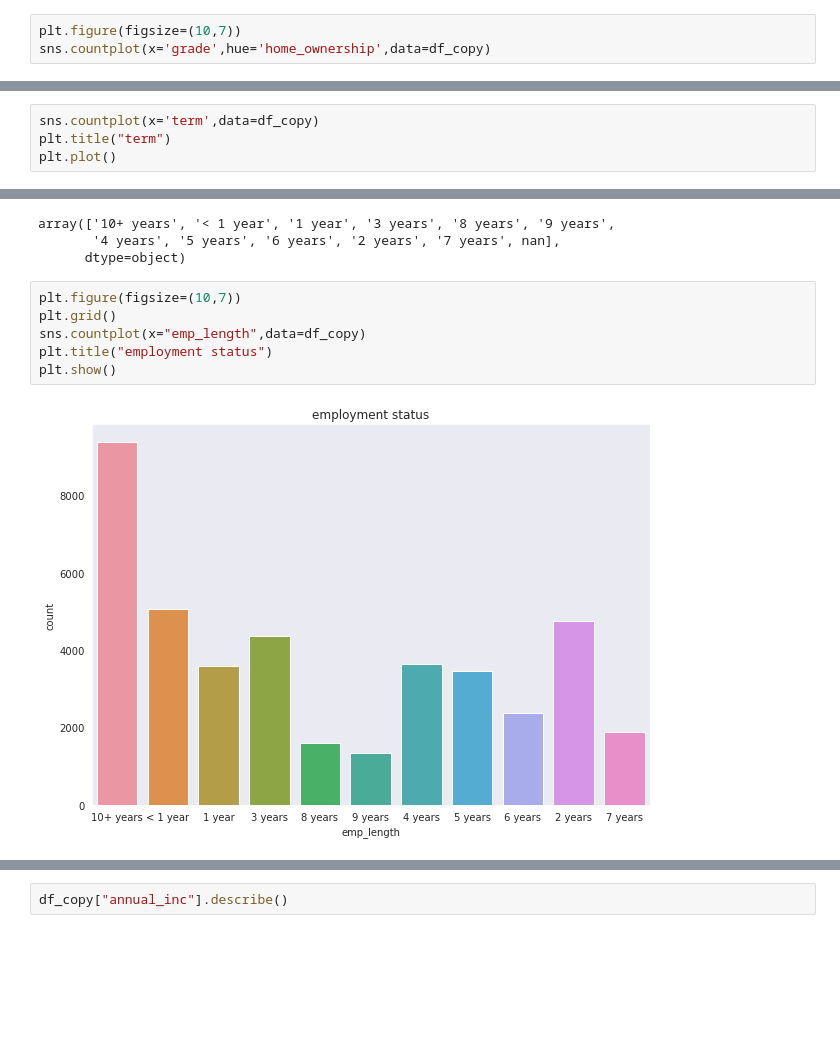
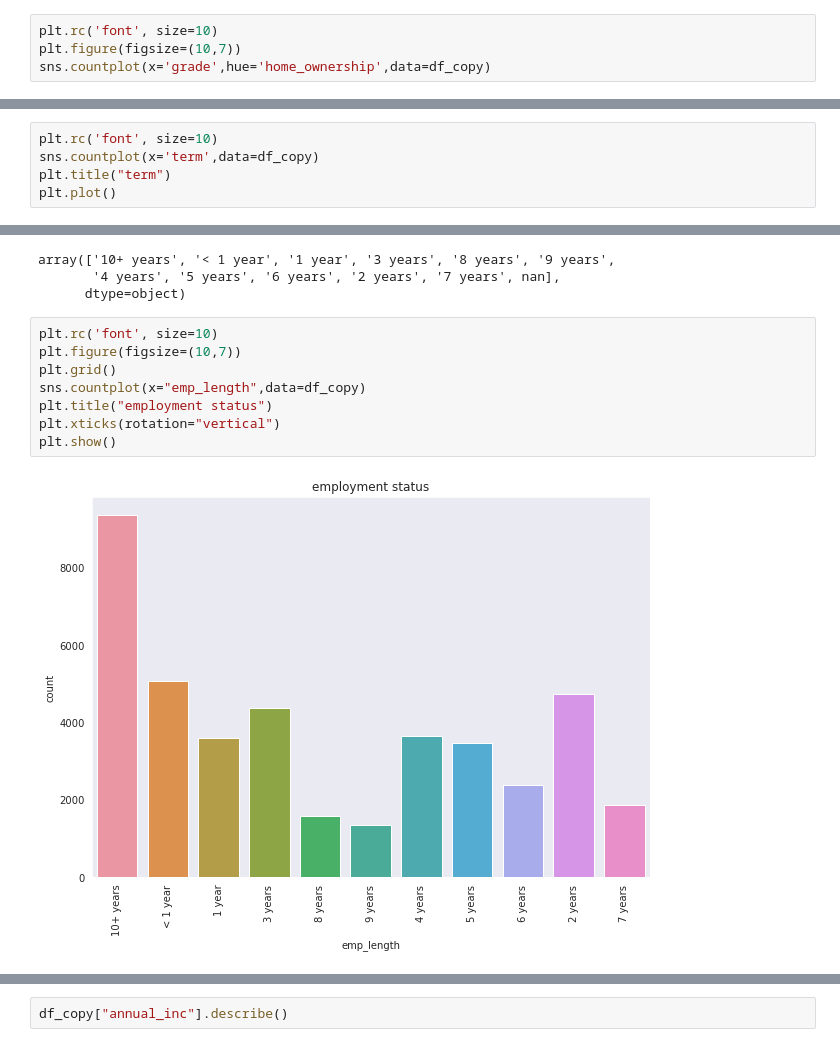
Before and after one commit to Chinmay487/money_lending_club, a Jupyter notebook: analysis.ipynb, the cells around one changed output, grey strips where cells are left out. Saved outputs shown, nothing was run; the diff lists cells and outputs as text; blank space fills up the shorter version.

Commit message:
font size fixed

```diff
--- a/analysis.ipynb
+++ b/analysis.ipynb
@@ -109,6 +113,7 @@ plt.plot()
 []
 [figure]
 # %%
+plt.rc('font', size=10)
 plt.figure(figsize=(10,7))
 sns.countplot(x='grade',hue='home_ownership',data=df_copy)
 # %% [output]
@@ -123,6 +128,7 @@ df['term'].isnull().sum() # checking any missing values
 # %% [output]
 0
 # %%
+plt.rc('font', size=10)
 sns.countplot(x='term',data=df_copy)
 plt.title("term")
 plt.plot()
@@ -312,11 +318,13 @@ array(['10+ years', '< 1 year', '1 year', '3 years', '8 years', '9 years',
        '4 years', '5 years', '6 years', '2 years', '7 years', nan],
       dtype=object)
 # %%
+plt.rc('font', size=10)
 plt.figure(figsize=(10,7))
 plt.grid()
 sns.countplot(x="emp_length",data=df_copy)
 plt.title("employment status")
+plt.xticks(rotation="vertical")
 plt.show()
 # %% [output]
-[figure, old version]
+[figure, new version]
 # %%
```
Also changed, not shown: parts of 154 cells of this notebook.
